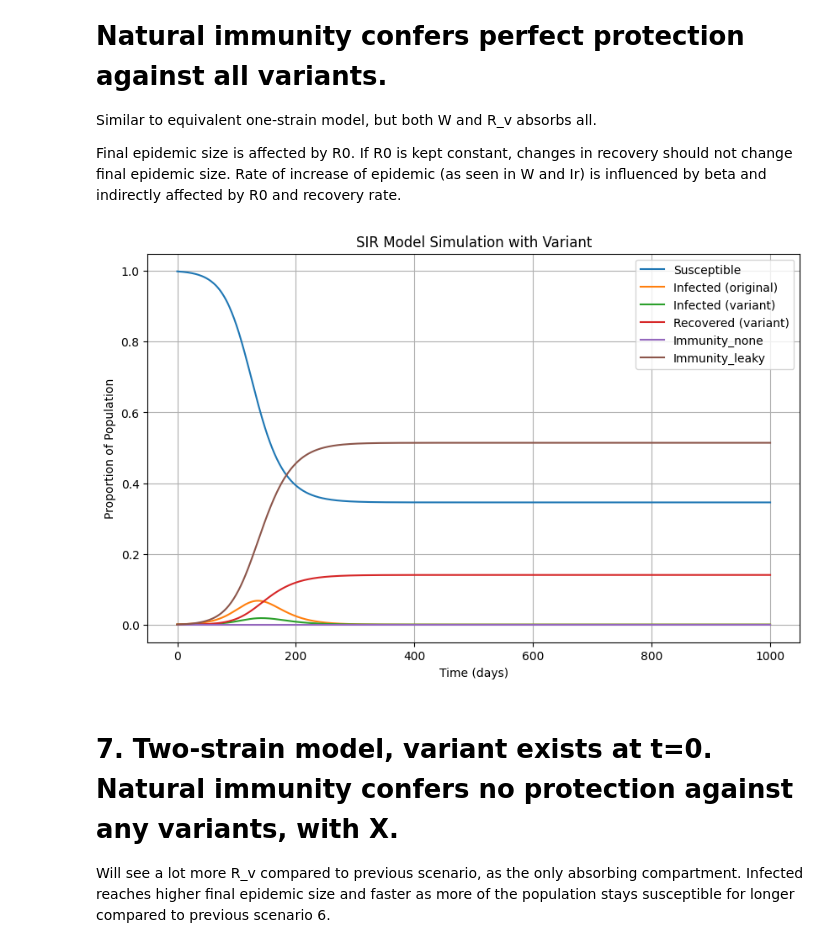
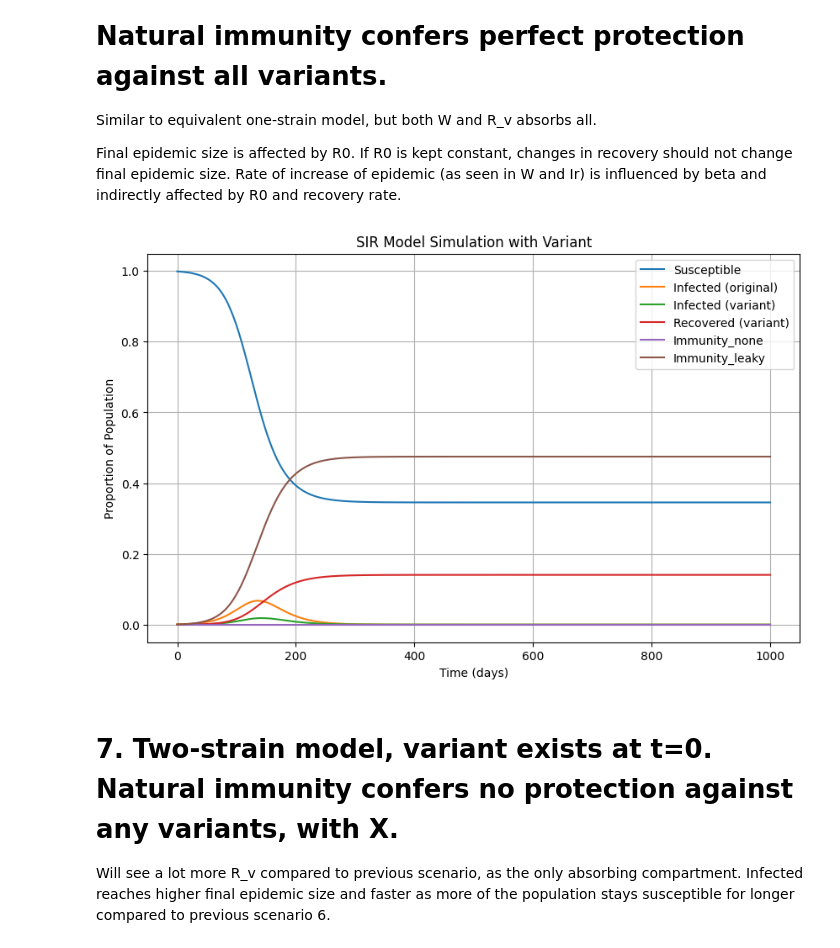
Before and after one commit to condusinew/vaccine_failure_escape, a Jupyter notebook: SIR_mode_natimm.ipynb, the cells around one changed output. Drawn from its saved outputs; the diff is of its cells as text; code cells hidden in the pictures.

```diff
--- a/SIR_mode_natimm.ipynb
+++ b/SIR_mode_natimm.ipynb
@@ -426,44 +473,44 @@ gammar = 1/14
 betar = gammar*Rrnaught
 #Rrnaught = betar / gammar # R0 for residents with entirely susceptible population
 
-#following variant params do not matter for this scenario
+
 Rvnaught = 1.7
 gammav = 1/14
 betav = Rvnaught*gammav
 #Rvnaught = betav / gammav # R0 for variant with entirely susceptible population
 
-mu = 0
+mu = 0.6
 epsilona = 1
 epsilonL = 1
 t = 1000
 
 # set initial conditions
 S0 = 0.999
 Ir0 = 0.0009
 
 X0 = 0
 W0 = 0
 
 Rv0 = 0
 Iv0 = 1-(S0+Ir0+X0+W0+Rv0) #need to get this seeded later
 
 
 if (S0+Ir0+Iv0+Rv0+X0+W0) != 1 or Iv0 < 0:
   print("Parameters don't add up to 1 or there are negative parameter values")
 
 y0 = [S0, Ir0, X0, W0, Iv0, Rv0]
 
 # Solve the SIR model equations using odeint()
 solution = solve_ivp(SIR_model_rv,
                      [0,t],
                      y0,
                      args=(mu, betar, gammar, betav, gammav, epsilona, epsilonL),
                      dense_output=True,
                      t_eval=np.linspace(0, t, t + 1),)
 
 plot_basic(solution)
 # %% [output]
-[figure, old version]
+[figure, new version]
 # %% [markdown]
 # 7. Two-strain model, variant exists at t=0. Natural immunity confers no protection against any variants, with X.
 
```
Also changed, not shown: parts of 24 cells of this notebook.
